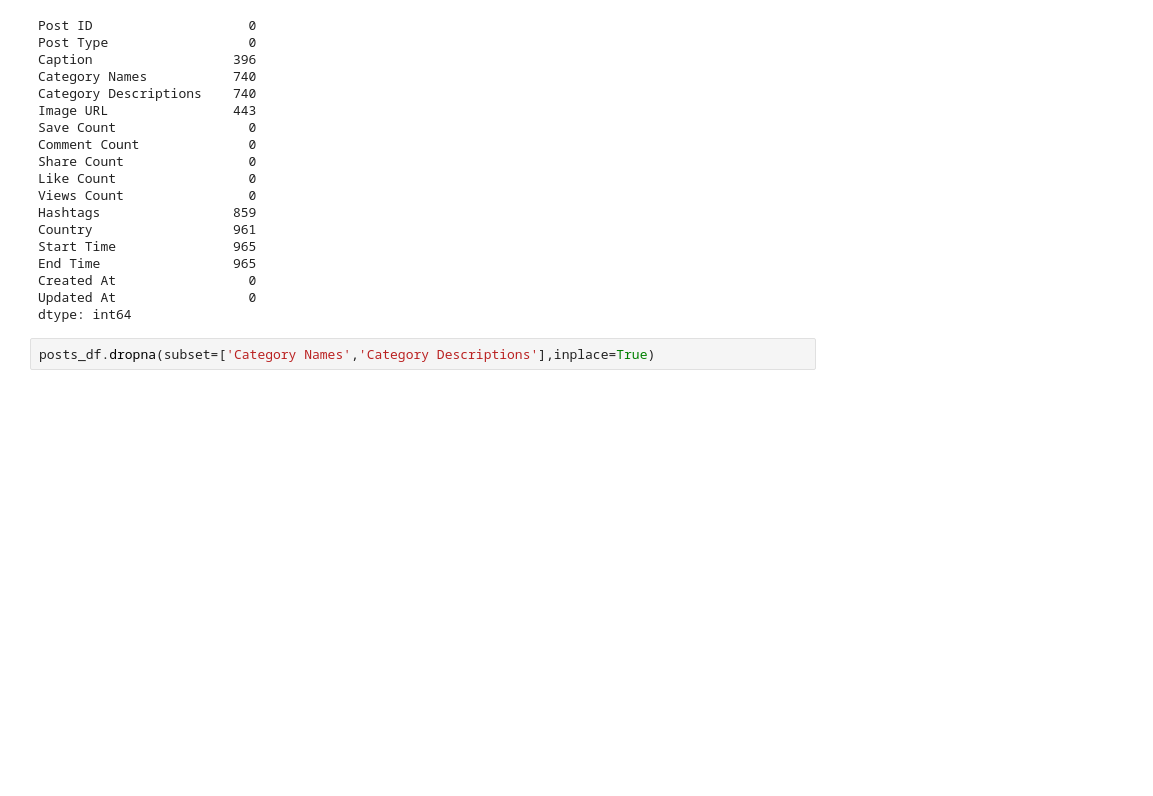
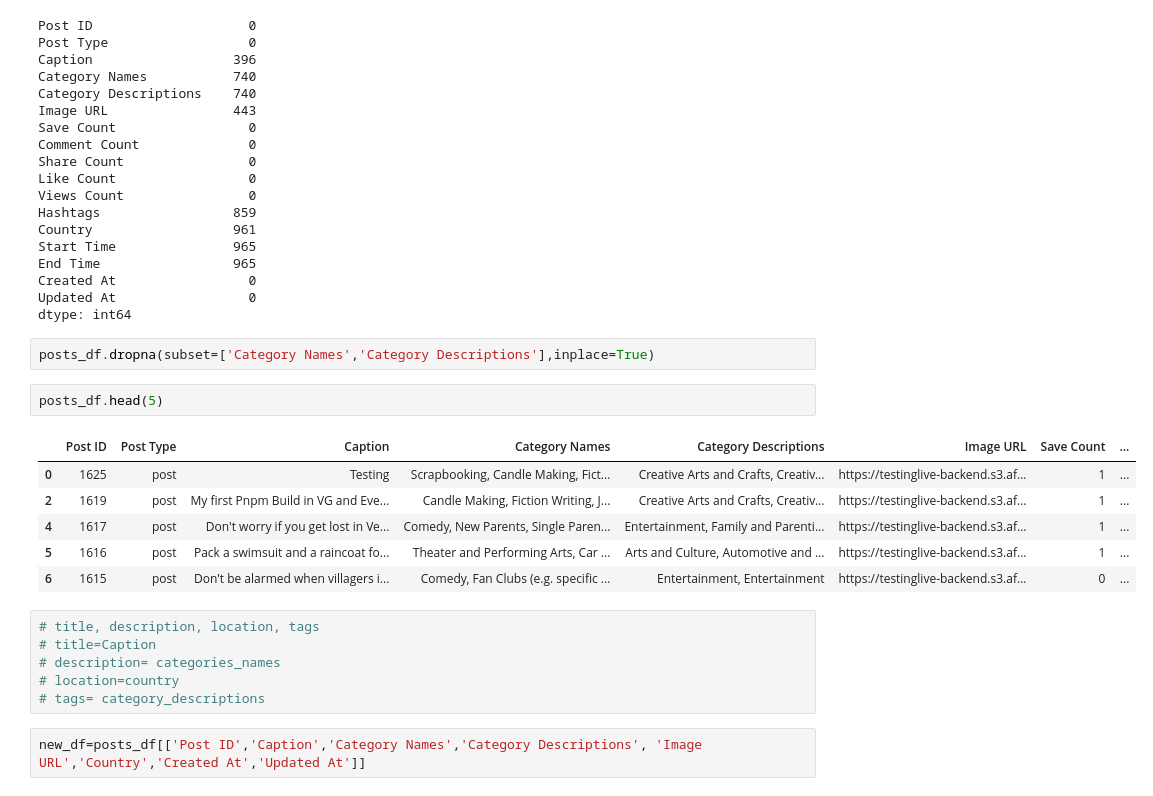
Before and after one commit to ajeditz/Recommender-Program, a Jupyter notebook: preprocessing_posts.ipynb, the cells around one changed output. Saved outputs shown, nothing was run; the diff lists cells and outputs as text; blank space fills up the shorter version.

```diff
--- a/preprocessing_posts.ipynb
+++ b/preprocessing_posts.ipynb
@@ -34,3 +34,20 @@ Updated At                 0
 dtype: int64
 # %%
 posts_df.dropna(subset=['Category Names','Category Descriptions'],inplace=True)
+# %%
+posts_df.head(5)
+# %% [output]
+|  | Post ID | Post Type | Caption | Category Names | Category Descriptions | Image URL | Save Count | ... |
+| 0 | 1625 | post | Testing | Scrapbooking, Candle Making, Fict... | Creative Arts and Crafts, Creativ... | https://testinglive-backend.s3.af... | 1 | ... |
+| 2 | 1619 | post | My first Pnpm Build in VG and Eve... | Candle Making, Fiction Writing, J... | Creative Arts and Crafts, Creativ... | https://testinglive-backend.s3.af... | 1 | ... |
+| 4 | 1617 | post | Don't worry if you get lost in Ve... | Comedy, New Parents, Single Paren... | Entertainment, Family and Parenti... | https://testinglive-backend.s3.af... | 1 | ... |
+| 5 | 1616 | post | Pack a swimsuit and a raincoat fo... | Theater and Performing Arts, Car ... | Arts and Culture, Automotive and ... | https://testinglive-backend.s3.af... | 1 | ... |
+| 6 | 1615 | post | Don't be alarmed when villagers i... | Comedy, Fan Clubs (e.g. specific ... | Entertainment, Entertainment | https://testinglive-backend.s3.af... | 0 | ... |
+# %%
+# title, description, location, tags
+# title=Caption
+# description= categories_names
+# location=country
+# tags= category_descriptions
+# %%
+new_df=posts_df[['Post ID','Caption','Category Names','Category Descriptions', 'Image URL','Country','Created At','Updated At']]
```
Also changed, not shown: parts of 42 cells of this notebook, 1 other file.
